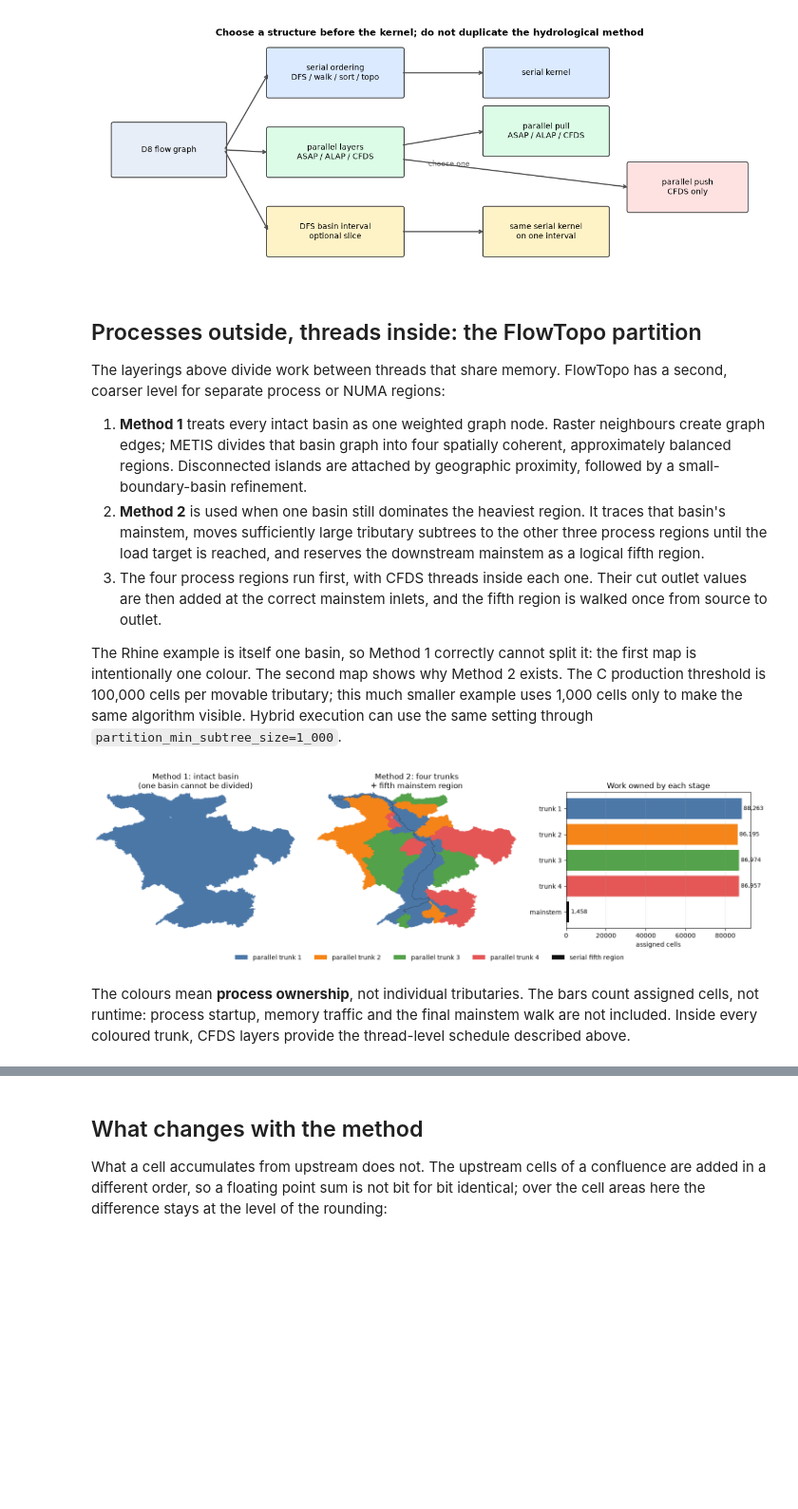
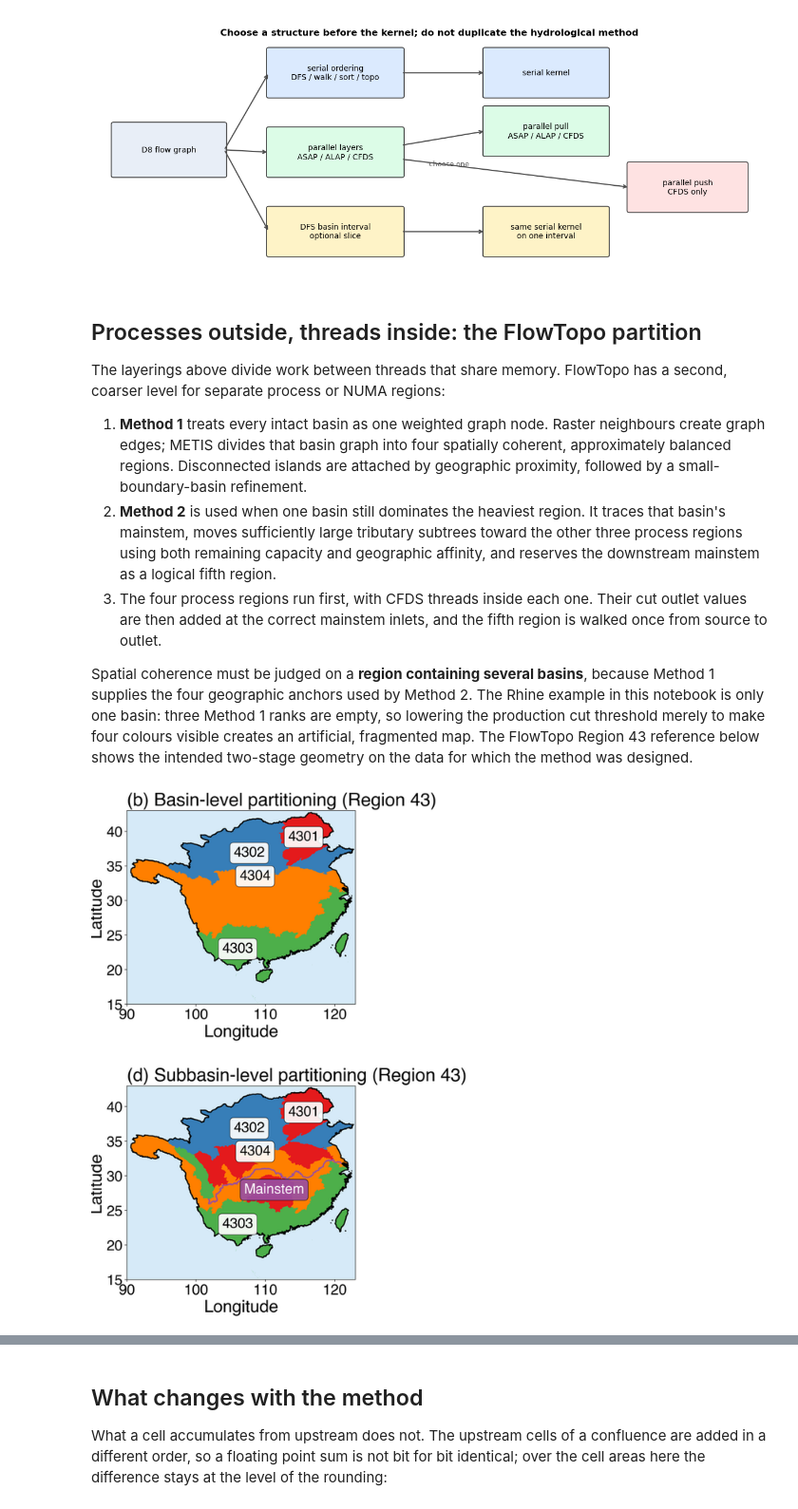
Before and after one commit to Deltares/pyflwdir, a Jupyter notebook: examples/ordering.ipynb, the cells around one changed output, grey strips where cells are left out. Shown at 95% size. Drawn from its saved outputs; the diff is of its cells as text; code cells hidden in the pictures; blank space fills up the shorter version.

Commit message:
Clarify FlowTopo spatial partitioning
Replace the misleading single-basin Rhine partition map with the Region 43 FlowTopo reference and match the C fallback centroid for empty ranks.

```diff
--- a/examples/ordering.ipynb
+++ b/examples/ordering.ipynb
@@ -376,68 +376,22 @@ second, coarser level for separate process or NUMA regions:
    coherent, approximately balanced regions. Disconnected islands are attached by
    geographic proximity, followed by a small-boundary-basin refinement.
 2. **Method 2** is used when one basin still dominates the heaviest region. It traces
-   that basin's mainstem, moves sufficiently large tributary subtrees to the other
-   three process regions until the load target is reached, and reserves the downstream
-   mainstem as a logical fifth region.
+   that basin's mainstem, moves sufficiently large tributary subtrees toward the other
+   three process regions using both remaining capacity and geographic affinity, and
+   reserves the downstream mainstem as a logical fifth region.
 3. The four process regions run first, with CFDS threads inside each one. Their cut
    outlet values are then added at the correct mainstem inlets, and the fifth region is
    walked once from source to outlet.
 
-The Rhine example is itself one basin, so Method 1 correctly cannot split it: the first
-map is intentionally one colour. The second map shows why Method 2 exists. The C
-production threshold is 100,000 cells per movable tributary; this much smaller example
-uses 1,000 cells only to make the same algorithm visible. Hybrid execution can use the
-same setting through `partition_min_subtree_size=1_000`.
+Spatial coherence must be judged on a **region containing several basins**, because
+Method 1 supplies the four geographic anchors used by Method 2. The Rhine example in
+this notebook is only one basin: three Method 1 ranks are empty, so lowering the
+production cut threshold merely to make four colours visible creates an artificial,
+fragmented map. The FlowTopo Region 43 reference below shows the intended two-stage
+geometry on the data for which the method was designed.
-# %%
-from matplotlib.colors import ListedColormap
-from matplotlib.patches import Patch
-
-basin_parts, basin_load = flw.partition(level="basin")
-subbasin_parts, subbasin_load = flw.partition(
-    level="subbasin",
-    min_subtree_size=1_000,
-)
-
-process_colors = ["#4C78A8", "#F58518", "#54A24B", "#E45756"]
-partition_cmap = ListedColormap(process_colors + ["#111111"])
-
-fig, axes = plt.subplots(
-    1, 3, figsize=(15, 4.3), gridspec_kw={"width_ratios": [1, 1, 0.85]},
-    constrained_layout=True,
-)
-
-axes[0].imshow(np.ma.masked_less(basin_parts, 0), cmap=partition_cmap, vmin=0, vmax=4)
-axes[0].set_title("Method 1: intact basin\n(one basin cannot be divided)")
-axes[0].axis("off")
-
-axes[1].imshow(
-    np.ma.masked_less(subbasin_parts, 0), cmap=partition_cmap, vmin=0, vmax=4
-)
-axes[1].set_title("Method 2: four trunks\n+ fifth mainstem region")
-axes[1].axis("off")
-
-mainstem_cells = int(np.count_nonzero(subbasin_parts == pyflwdir.MAINSTEM))
-labels = [f"trunk {rank + 1}" for rank in range(4)] + ["mainstem"]
-values = list(subbasin_load.astype(int)) + [mainstem_cells]
-axes[2].barh(labels, values, color=process_colors + ["#111111"])
-axes[2].invert_yaxis()
-axes[2].set_xlabel("assigned cells")
-axes[2].set_title("Work owned by each stage")
-axes[2].grid(axis="x", alpha=0.25)
-for row, value in enumerate(values):
-    axes[2].text(value, row, f" {value:,}", va="center", fontsize=9)
-
-legend = [
-    Patch(facecolor=color, label=f"parallel trunk {rank + 1}")
-    for rank, color in enumerate(process_colors)
-]
-legend.append(Patch(facecolor="#111111", label="serial fifth region"))
-fig.legend(handles=legend, loc="outside lower center", ncol=5, frameon=False)
-plt.show()
-# %% [output]
-[figure, removed]
-# %% [markdown]
-The colours mean **process ownership**, not individual tributaries. The bars count
-assigned cells, not runtime: process startup, memory traffic and the final mainstem walk
-are not included. Inside every coloured trunk, CFDS layers provide the thread-level
-schedule described above.
+# %%
+from IPython.display import Image, display
+
+display(Image(filename="flowtopo_region43_partitions.png", width=500))
+# %% [output]
+[figure, added]
```
Also changed, not shown: parts of 2 cells of this notebook, 2 other files.
